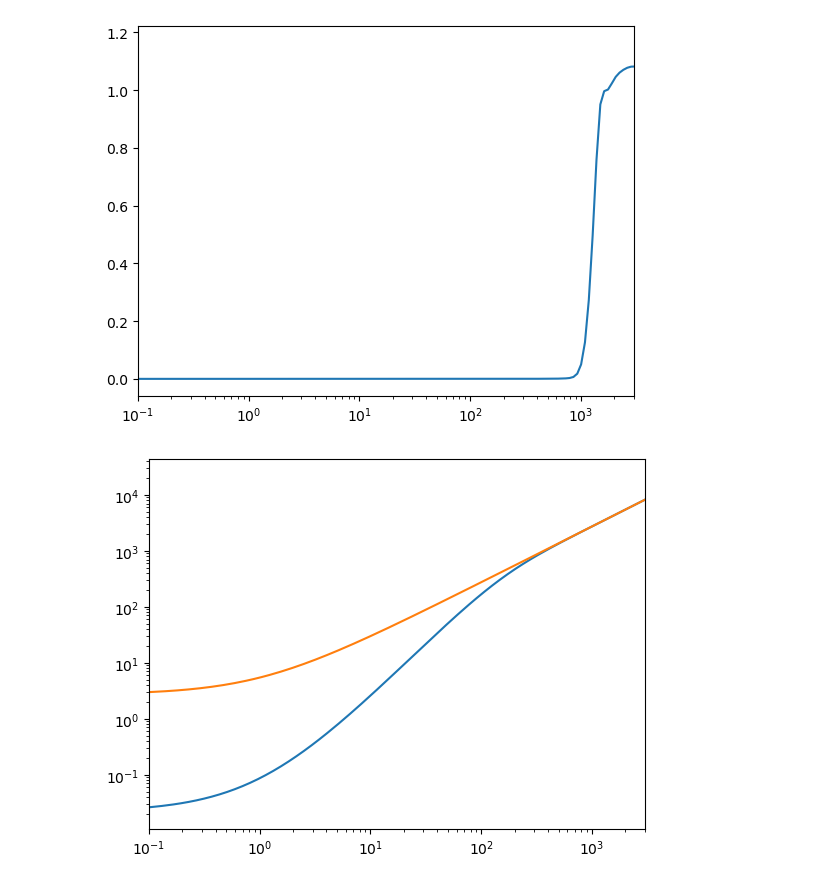
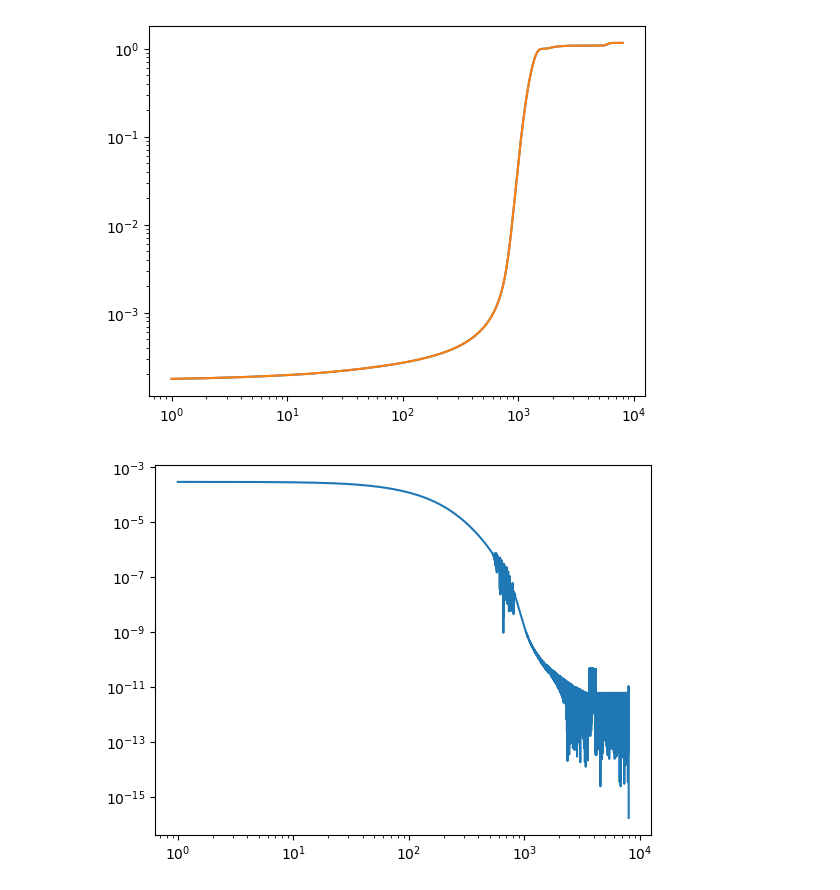
Before and after one commit to gaetanfacchinetti/HYREC-2, a Jupyter notebook: example.ipynb, the cells around one changed output. Saved outputs shown, nothing was run; the diff lists cells and outputs as text; code cells hidden in the pictures.

```diff
--- a/example.ipynb
+++ b/example.ipynb
@@ -9,3 +12,9 @@ z, xe, Tm = pyhy.call_run_hyrec(cosmo_params, inj_params)
+# %%
+data = np.loadtxt("./tests/output_xe.dat")
+
+z_c = np.flip(data[:, 0])
+xe_c = np.flip(data[:, 1])
+Tm_c = np.flip(data[:, 2])
 # %%
 %matplotlib inline
 
@@ -13,20 +22,23 @@ fig = plt.figure()
 ax = fig.gca()
 
 ax.plot(z, xe)
-ax.set_xlim([1e-1, 3000])
+ax.plot(z_c, xe_c)
+#ax.plot(z, abs(xe-xe_c)/xe_c)
 ax.set_xscale("log")
+ax.set_yscale("log")
 # %% [output]
-[figure, old version]
+[figure, new version]
 # %%
 %matplotlib inline
 
 fig = plt.figure()
 ax = fig.gca()
 
-ax.plot(z, Tm)
-ax.plot(z, 2.7255 * (1+z))
-ax.set_xlim([1e-1, 3000])
+#ax.plot(z, Tm)
+#ax.plot(z_c, Tm_c)
+ax.plot(z, abs(Tm-Tm_c)/Tm_c)
+#ax.plot(z, 2.7255 * (1+z), color='k', linestyle='-.')
 ax.set_xscale("log")
 ax.set_yscale("log")
 # %% [output]
-[figure, old version]
+[figure, new version]
```
Also changed, not shown: parts of 4 cells of this notebook, 39 other files.
